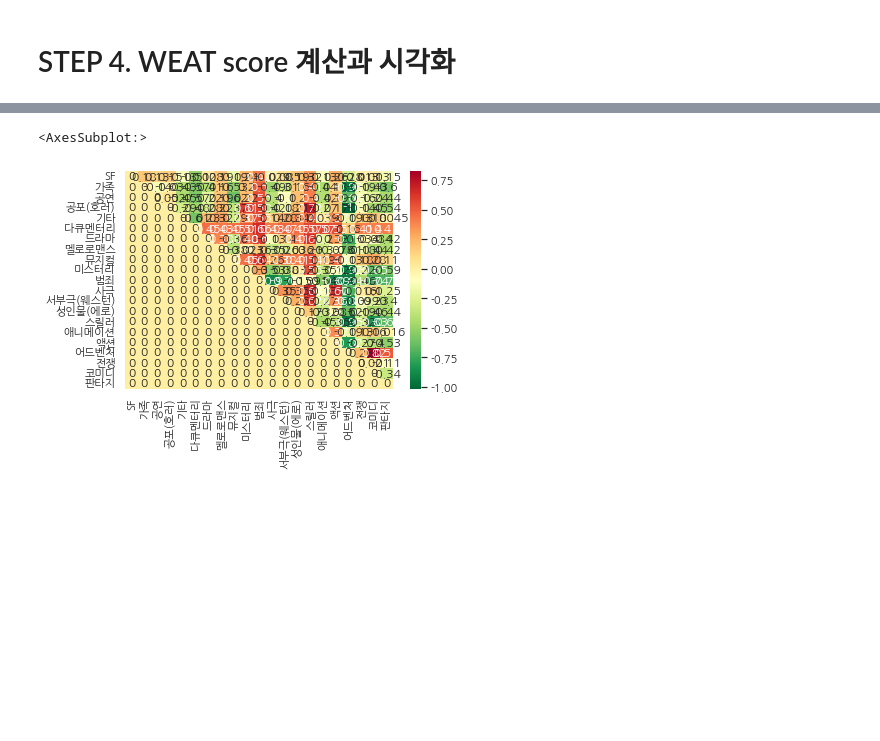
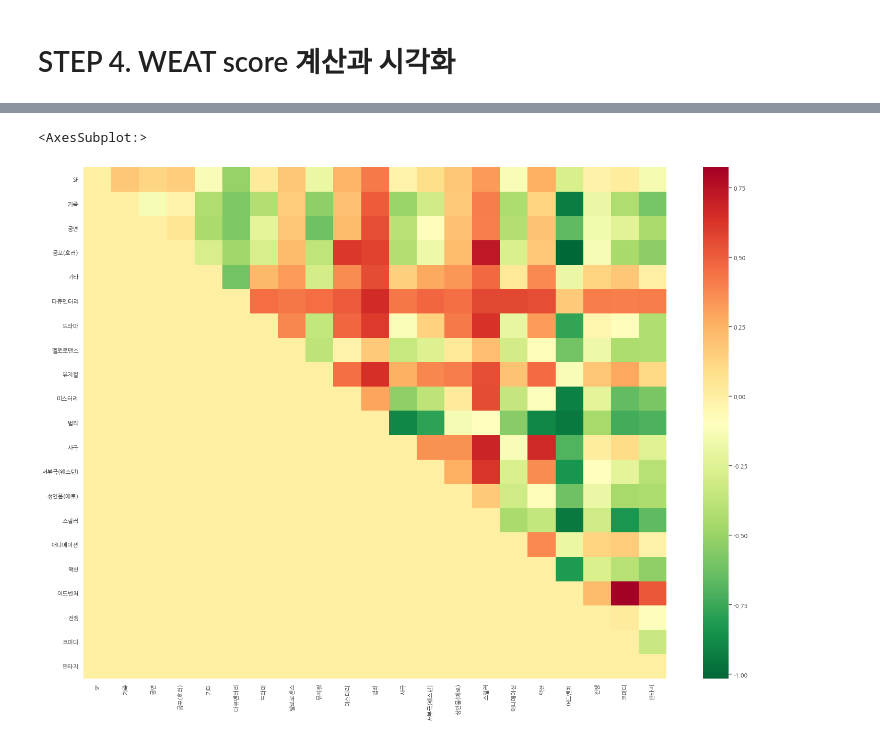
Before and after one commit to rohhail/AIFFEL-QUEST, a Jupyter notebook: GoingDeeper/Quest3/임베딩 내 편향성 알아보기.ipynb, the cells around one changed output, grey strips where cells are left out. Drawn from its saved outputs; the diff is of its cells as text; code cells hidden in the pictures; blank space fills up the shorter version.

```diff
--- a/GoingDeeper/Quest3/임베딩 내 편향성 알아보기.ipynb
+++ b/GoingDeeper/Quest3/임베딩 내 편향성 알아보기.ipynb
@@ -287,22 +287,23 @@ SF 서부극(웨스턴) 0.0849639
 # %%
 import numpy as np;
 import seaborn as sns;
 import matplotlib.pyplot as plt
 
 np.random.seed(0)
 
 # 한글 지원 폰트
 sns.set(font='NanumGothic')
+plt.figure(figsize=(25, 18))
 
 # 마이너스 부호
 
 plt.rcParams['axes.unicode_minus'] = False
 
-ax = sns.heatmap(matrix, xticklabels=genre_name, yticklabels=genre_name, annot=True,  cmap='RdYlGn_r')
+ax = sns.heatmap(matrix, xticklabels=genre_name, yticklabels=genre_name,  cmap='RdYlGn_r')
 ax
 # %% [output]
 <AxesSubplot:>
-[figure, old version]
+[figure, new version]
 # %%
 # 타겟 단어 및 속성 단어 세트 정의
 target_words = ['남성', '여성']  # 남자, 여자 단어 사용 (복수형 제거)
```
Also changed, not shown: 3 other files.
